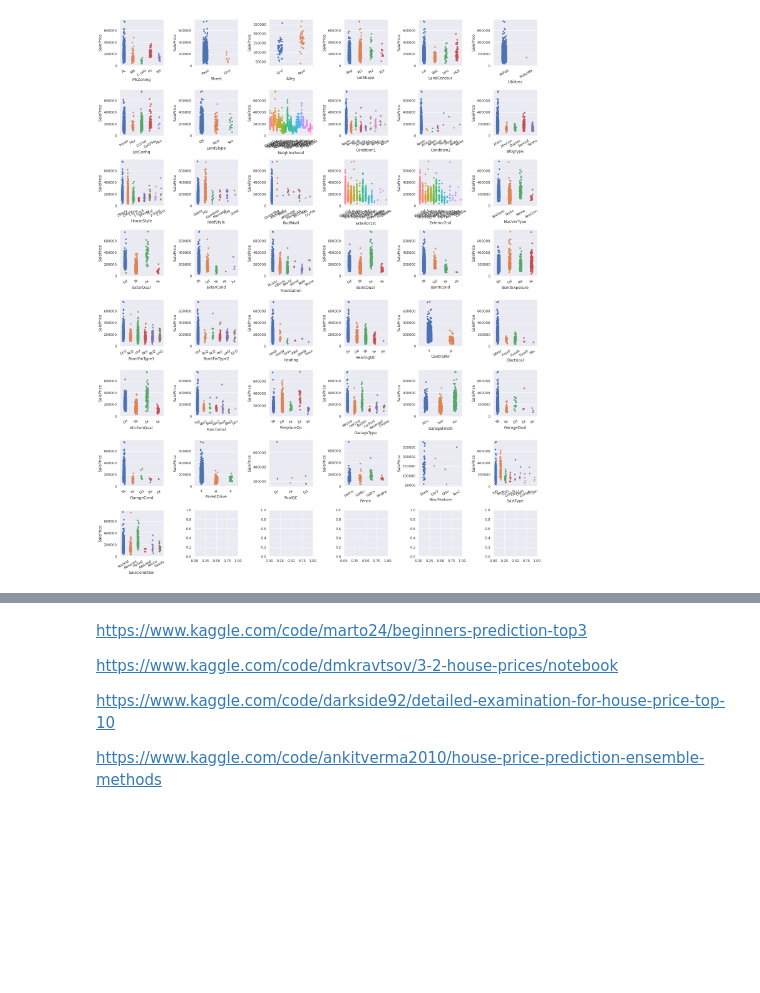
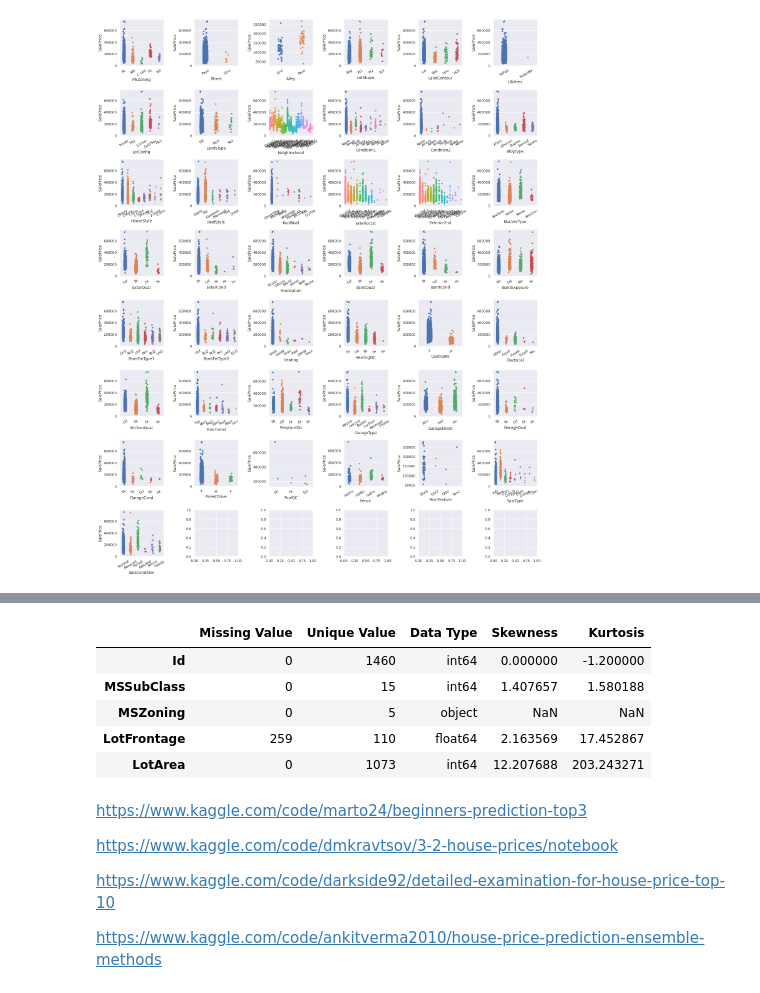
Before and after one commit to eh329/Kaggle, a Jupyter notebook: house-eh329-price.ipynb, the cells around one changed output, grey strips where cells are left out. Saved outputs shown, nothing was run; the diff lists cells and outputs as text; code cells hidden in the pictures; blank space fills up the shorter version.

```diff
--- a/house-eh329-price.ipynb
+++ b/house-eh329-price.ipynb
@@ -131,6 +129,28 @@ def numeric_corr(data, height = 15, width = 15):
     plt.xticks()
     plt.yticks(rotation = 0)
     plt.show()
+
+
+def basic_details(data):
+    """
+    Accepts data and calculates number of missing values, unique values,
+    data type, skewness and kurtosis for each column.
+
+    Parameters
+    ----------
+    data: Pandas dataframe
+
+    Returns
+    ----------
+    Pands dataframe including five columns
+    """
+    res = pd.DataFrame()
+    res['Missing Value'] = data.isnull().sum()
+    res['Unique Value'] = data.nunique()
+    res['Data Type'] = data.dtypes
+    res["Skewness"] = data.skew(numeric_only = True)
+    res["Kurtosis"] = data.kurt(numeric_only = True)
+    return res
 # %%
 # Separating numerical and categorical columns
 
@@ -185,3 +207,13 @@ numeric_corr(train[numeric])
+# %%
+stats = basic_details(train)
+stats.head()
+# %% [output]
+|  | Missing Value | Unique Value | Data Type | Skewness | Kurtosis |
+| Id | 0 | 1460 | int64 | 0.000000 | -1.200000 |
+| MSSubClass | 0 | 15 | int64 | 1.407657 | 1.580188 |
+| MSZoning | 0 | 5 | object | NaN | NaN |
+| LotFrontage | 259 | 110 | float64 | 2.163569 | 17.452867 |
+| LotArea | 0 | 1073 | int64 | 12.207688 | 203.243271 |
 # %% [markdown]
 https://www.kaggle.com/code/marto24/beginners-prediction-top3
 
```
Also changed, not shown: parts of 3 cells of this notebook.
